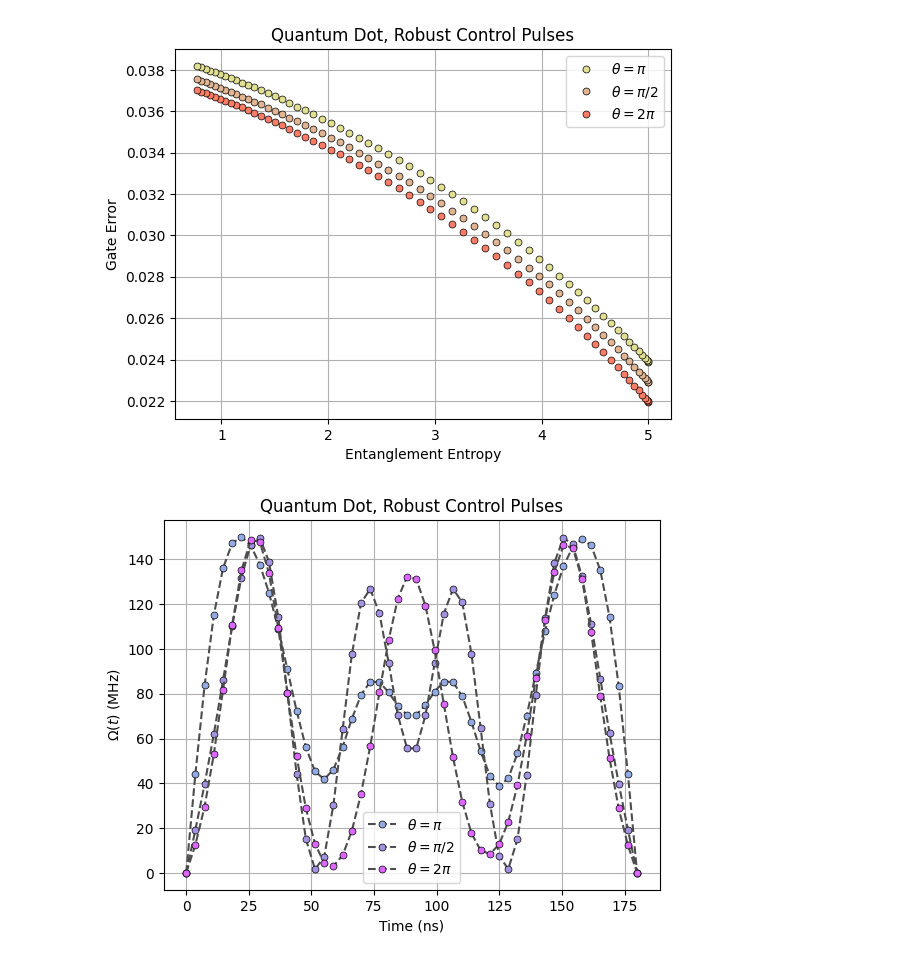
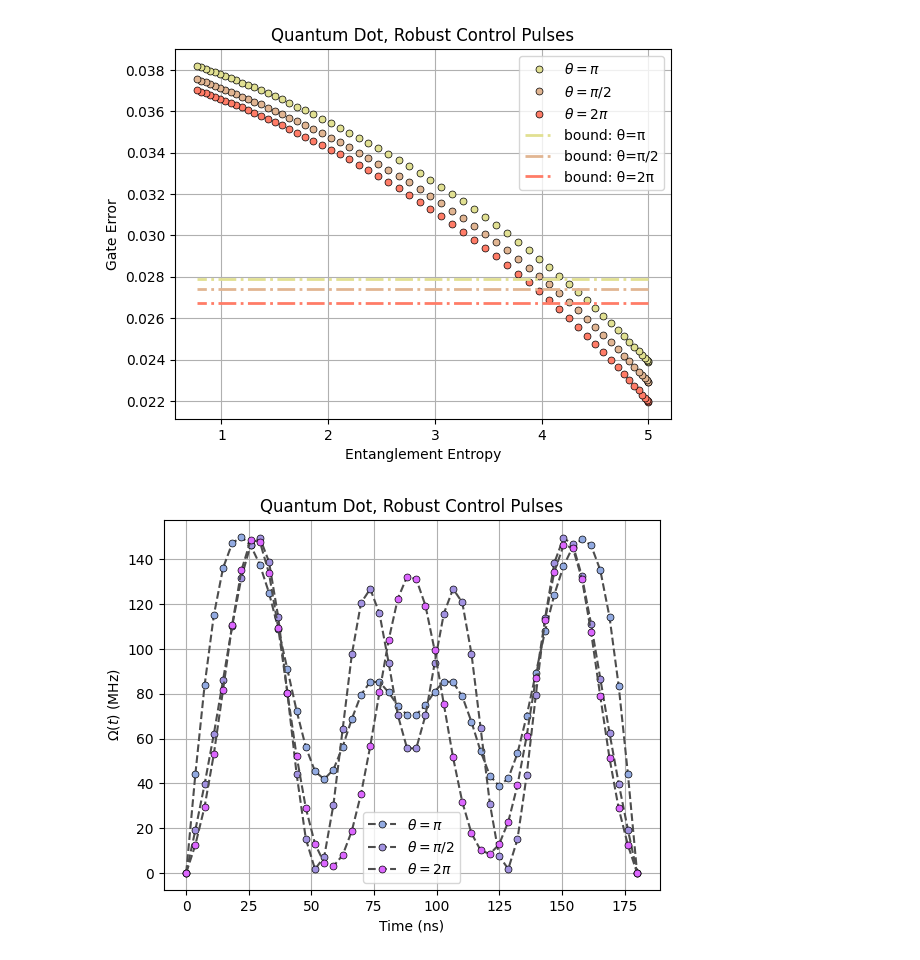
Before and after one commit to minidas/Entanglement-Induced-Resilience-of-Quantum-Dynamics, a Jupyter notebook: RCP.ipynb, the cells around one changed output. Cells and saved outputs as stored; diff of their text form; code cells hidden in the pictures.

```diff
--- a/RCP.ipynb
+++ b/RCP.ipynb
@@ -96,32 +96,32 @@ for model in analog_model:
 # %%
 import matplotlib.pyplot as plt
 temper=[(0.008*temp) for temp in range(1,60)]
 plt.plot(entropy_list,np.array(error_list)[:,0],color='0.3', marker='o', markersize=5, mfc="#e1e092", mec='k', linestyle='', markeredgewidth=0.5,label=r'$\theta=\pi$')
 plt.plot(entropy_list,np.array(error_list)[:,1],color='0.3', marker='o', markersize=5, mfc="#e1b592", mec='k', linestyle='', markeredgewidth=0.5,label=r'$\theta=\pi/2$')
 plt.plot(entropy_list,np.array(error_list)[:,2],color='0.3', marker='o', markersize=5, mfc="#ff7c67", mec='k', linestyle='', markeredgewidth=0.5,label=r'$\theta=2\pi$')
 
-# plt.plot(entropy_list,[bound[0]]*60,color='#e1e092', linestyle='-.', label='bound: θ=π',linewidth=2)
-# plt.plot(entropy_list,[bound[1]]*60,color='#e1b592', linestyle='-.', label='bound: θ=π/2',linewidth=2)
-# plt.plot(entropy_list,[bound[2]]*60,color='#ff7c67', linestyle='-.', label='bound: θ=2π',linewidth=2)
+plt.plot(entropy_list,[bound[0]]*60,color='#e1e092', linestyle='-.', label='bound: θ=π',linewidth=2)
+plt.plot(entropy_list,[bound[1]]*60,color='#e1b592', linestyle='-.', label='bound: θ=π/2',linewidth=2)
+plt.plot(entropy_list,[bound[2]]*60,color='#ff7c67', linestyle='-.', label='bound: θ=2π',linewidth=2)
 # plt.plot(temper,np.array(error_list)[1:,0],color='0.3', marker='o', markersize=5, mfc="#e1e092", mec='k', linestyle='', markeredgewidth=0.5,label=r'$\theta=\pi$')
 # plt.plot(temper,np.array(error_list)[1:,1],color='0.3', marker='o', markersize=5, mfc="#e1b592", mec='k', linestyle='', markeredgewidth=0.5,label=r'$\theta=\pi/2$')
 # plt.plot(temper,np.array(error_list)[1:,2],color='0.3', marker='o', markersize=5, mfc="#ff7c67", mec='k', linestyle='', markeredgewidth=0.5,label=r'$\theta=2\pi$')
 
 # plt.plot(temper,[bound[0]]*59,color='#e1e092', linestyle='-.', label='bound: θ=π',linewidth=2)
 # plt.plot(temper,[bound[1]]*59,color='#e1b592', linestyle='-.', label='bound: θ=π/2',linewidth=2)
 # plt.plot(temper,[bound[2]]*59,color='#ff7c67', linestyle='-.', label='bound: θ=2π',linewidth=2)
 
 
 plt.xlabel('Entanglement Entropy')
 # plt.xlabel(r'Temperature$^{-1}$')
 plt.ylabel('Gate Error')
 plt.title('Quantum Dot, Robust Control Pulses')
 plt.legend(loc=0)
 plt.grid()
 plt.savefig('./Figures/RCP_temperature_error.pdf',bbox_inches='tight',dpi=600)
 plt.show()
 # %% [output]
-[figure, old version]
+[figure, new version]
 # %%
 #RCP plotting
 time = np.linspace(0,180 , 50)
```
Also changed, not shown: 5 other files.
